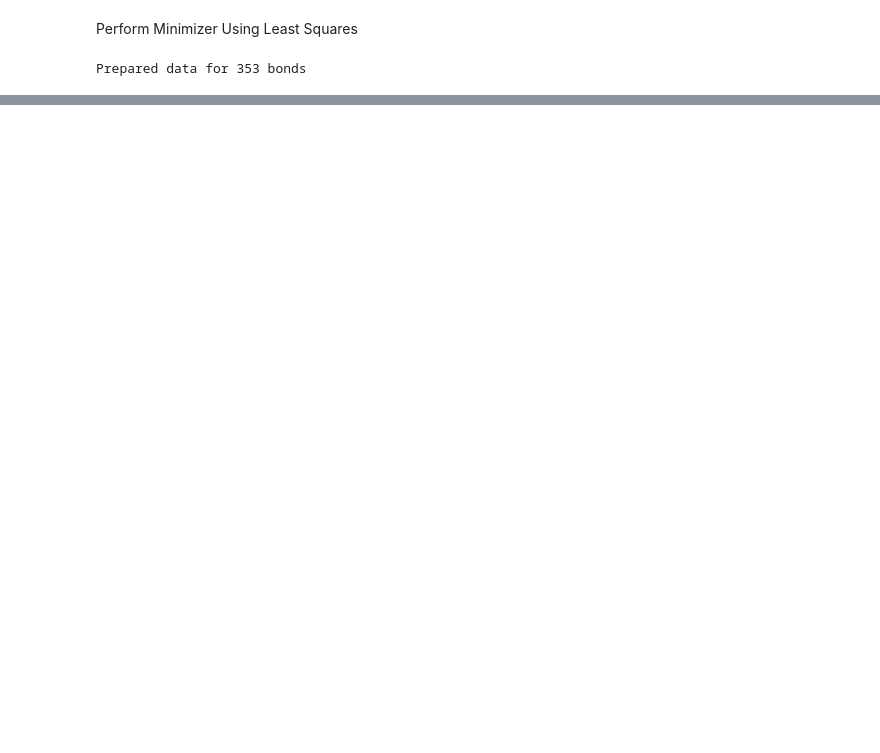
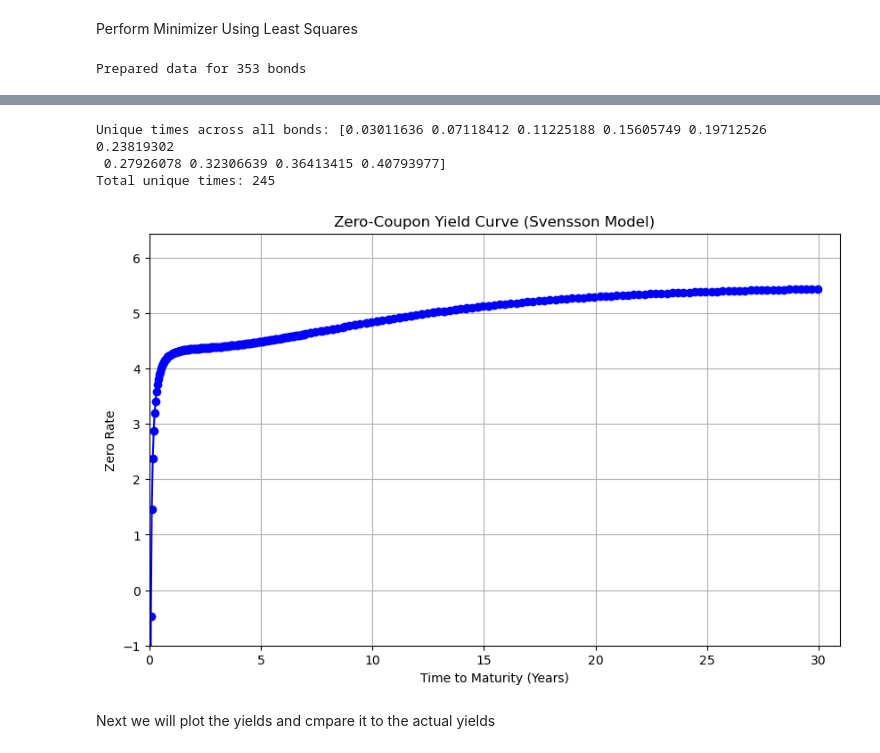
Before and after one commit to elopezarb/zcb_treasury_curve, a Jupyter notebook: notebooks/ZCB Bond Yield Curve.ipynb, the cells around one changed output, grey strips where cells are left out. Cells and saved outputs as stored; diff of their text form; code cells hidden in the pictures; blank space fills up the shorter version.

```diff
--- a/notebooks/ZCB Bond Yield Curve.ipynb
+++ b/notebooks/ZCB Bond Yield Curve.ipynb
@@ -414,8 +414,8 @@ theta_init = np.array([
     beta1_init,      # β1: short-term minus long-term
     -0.05,          # β2: negative (Initial guess)
     0.02,           # β3: small positive (Initial guess)
-    1.99,            # τ1: 2 years (empirical value)
-    9.05            # τ2: 10 years (empirical value)
+    percentile_30,            # τ1: 2 years (empirical value)
+    percentile_70             # τ2: 10 years (empirical value)
 ])
 
 print(f"\nData-driven initial parameters:")
@@ -574,0 +669,29 @@ Cost: 14.19339842
+# %%
+times = set()
+for b in bonds_data:
+    times.update(b['times'])
+
+times_array = np.array(sorted(times))
+print(f"Unique times across all bonds: {times_array[:10]}")
+print(f"Total unique times: {len(times_array)}")
+# %% [output]
+Unique times across all bonds: [0.03011636 0.07118412 0.11225188 0.15605749 0.19712526 0.23819302
+ 0.27926078 0.32306639 0.36413415 0.40793977]
+Total unique times: 245
+# %%
+import matplotlib.pyplot as plt
+from src.bond_funs import svensson_zero_rate
+zero_rates = svensson_zero_rate(times_array, theta_optimal)
+plt.figure(figsize=(10, 6))
+plt.plot(times_array, zero_rates*100, marker='o', linestyle='-', color='b')
+plt.title('Zero-Coupon Yield Curve (Svensson Model)')
+plt.xlim(0, max(times_array) + 1)
+plt.ylim(-1, max(zero_rates*100) + 1)
+plt.xlabel('Time to Maturity (Years)')
+plt.ylabel('Zero Rate')
+plt.grid(True)
+plt.show()
+# %% [output]
+[figure, added]
+# %% [markdown]
+Next we will plot the yields and cmpare it to the actual yields
```
Also changed, not shown: parts of 17 cells of this notebook, 1 other file.
